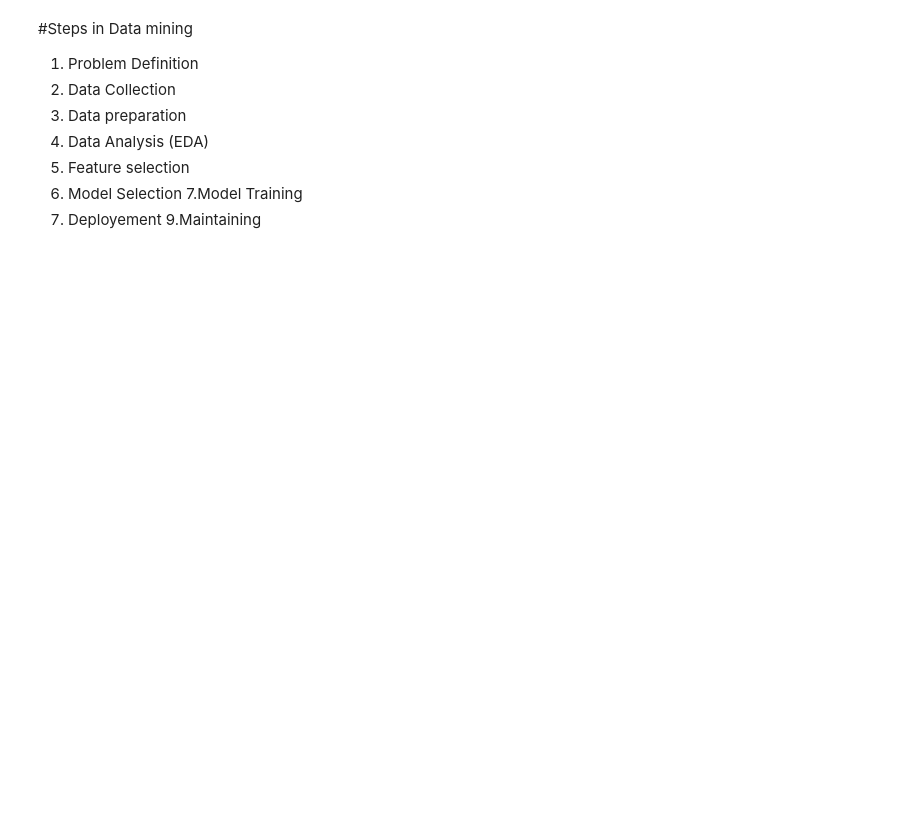
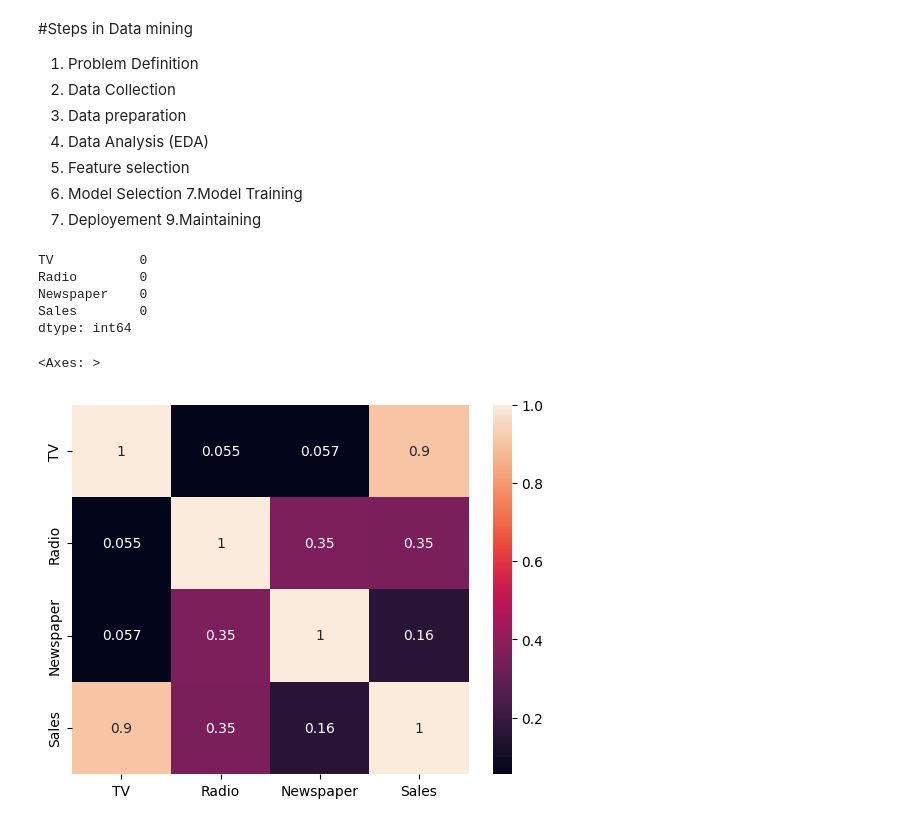
Before and after one commit to AbdulhameedSk/DataWarehousing-DataMining, a Jupyter notebook: Question_2.ipynb, the cells around one changed output. Saved outputs shown, nothing was run; the diff lists cells and outputs as text; code cells hidden in the pictures; blank space fills up the shorter version.

```diff
--- a/Question_2.ipynb
+++ b/Question_2.ipynb
@@ -32,0 +28,10 @@ data['radius_category']=pd.cut(data['mean radius'],bins=[0,10,20,30,np.inf],labe
+# %%
+df=pd.read_csv("/content/drive/MyDrive/Colab Notebooks/DATASETS/Company_data (1).csv");
+# %%
+df.isnull().sum()
+# %% [output]
+TV           0
+Radio        0
+Newspaper    0
+Sales        0
+dtype: int64
@@ -32,0 +41,7 @@ data['radius_category']=pd.cut(data['mean radius'],bins=[0,10,20,30,np.inf],labe
+# %%
+correlated_data = df.corr()
+# %%
+sns.heatmap(correlated_data,annot=True)
+# %% [output]
+<Axes: >
+[figure, added]
```
Also changed, not shown: parts of 12 cells of this notebook.
